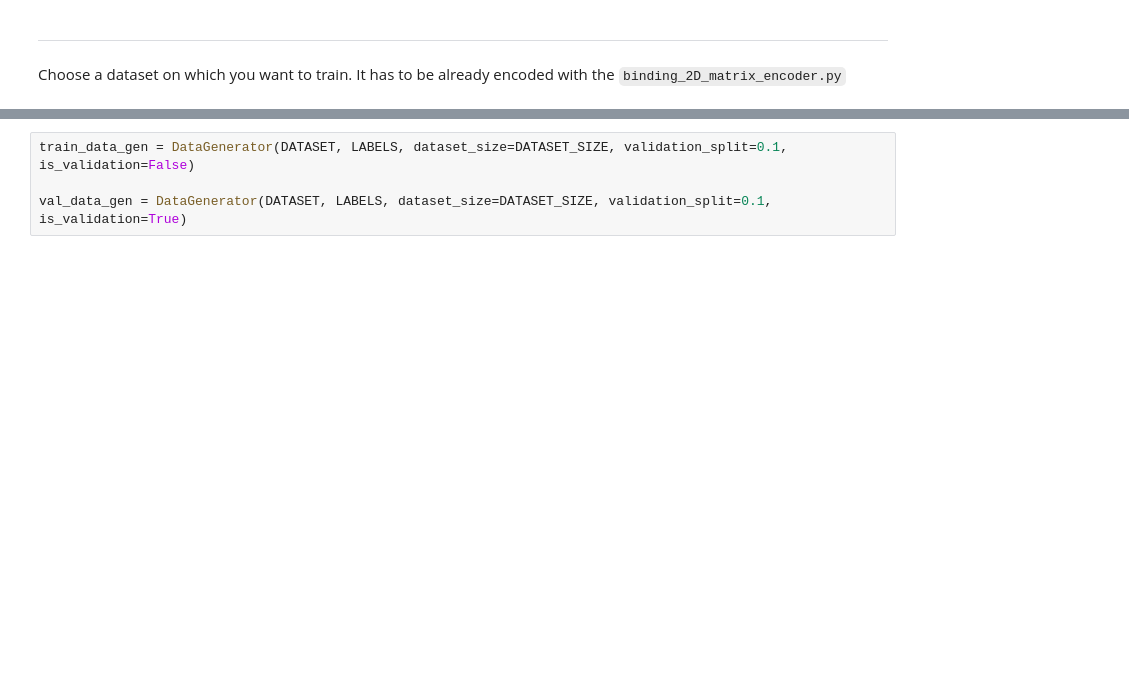
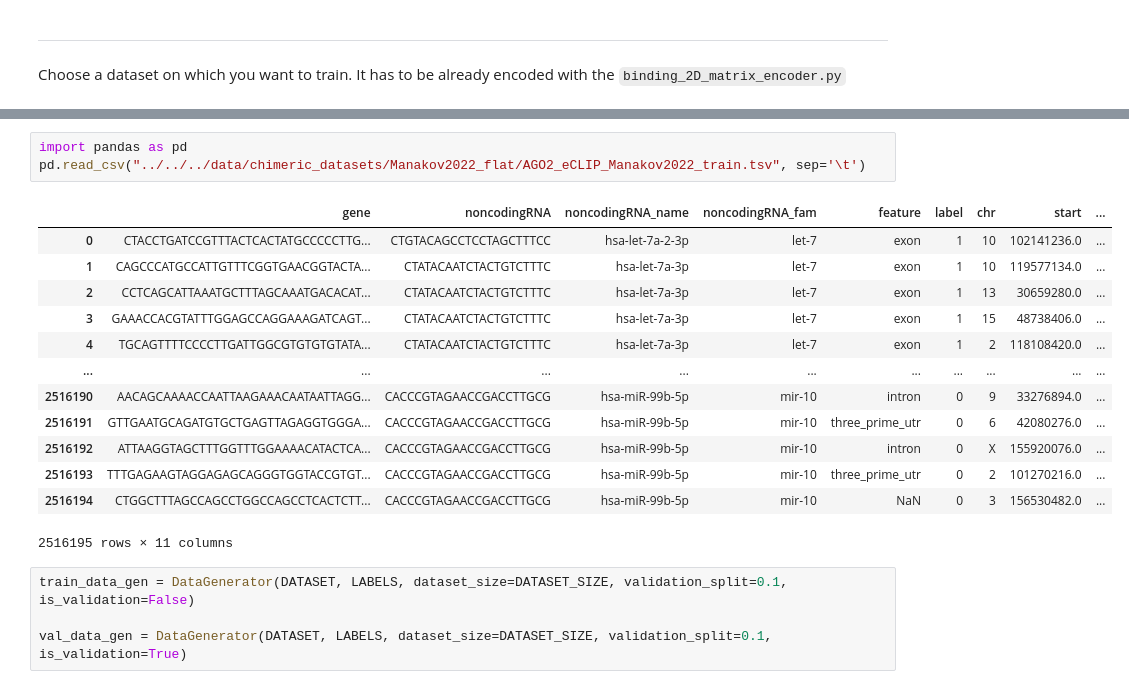
Before and after one commit to BioGeMT/miRBind_2.0, a Jupyter notebook: analysis/miRBind_CNN_retraining_optimized/hyperparam_optimization/Hyperparam_optimization.ipynb, the cells around one changed output, grey strips where cells are left out. Cells and saved outputs as stored; diff of their text form; blank space fills up the shorter version.

```diff
--- a/analysis/miRBind_CNN_retraining_optimized/hyperparam_optimization/Hyperparam_optimization.ipynb
+++ b/analysis/miRBind_CNN_retraining_optimized/hyperparam_optimization/Hyperparam_optimization.ipynb
@@ -101,3 +108,20 @@ DATASET_SIZE = 2524246
+# %%
+import pandas as pd
+pd.read_csv("../../../data/chimeric_datasets/Manakov2022_flat/AGO2_eCLIP_Manakov2022_train.tsv", sep='\t')
+# %% [output]
+|  | gene | noncodingRNA | noncodingRNA_name | noncodingRNA_fam | feature | label | chr | start | ... |
+| 0 | CTACCTGATCCGTTTACTCACTATGCCCCCTTG... | CTGTACAGCCTCCTAGCTTTCC | hsa-let-7a-2-3p | let-7 | exon | 1 | 10 | 102141236.0 | ... |
+| 1 | CAGCCCATGCCATTGTTTCGGTGAACGGTACTA... | CTATACAATCTACTGTCTTTC | hsa-let-7a-3p | let-7 | exon | 1 | 10 | 119577134.0 | ... |
+| 2 | CCTCAGCATTAAATGCTTTAGCAAATGACACAT... | CTATACAATCTACTGTCTTTC | hsa-let-7a-3p | let-7 | exon | 1 | 13 | 30659280.0 | ... |
+| 3 | GAAACCACGTATTTGGAGCCAGGAAAGATCAGT... | CTATACAATCTACTGTCTTTC | hsa-let-7a-3p | let-7 | exon | 1 | 15 | 48738406.0 | ... |
+| 4 | TGCAGTTTTCCCCTTGATTGGCGTGTGTGTATA... | CTATACAATCTACTGTCTTTC | hsa-let-7a-3p | let-7 | exon | 1 | 2 | 118108420.0 | ... |
+| ... | ... | ... | ... | ... | ... | ... | ... | ... | ... |
+| 2516190 | AACAGCAAAACCAATTAAGAAACAATAATTAGG... | CACCCGTAGAACCGACCTTGCG | hsa-miR-99b-5p | mir-10 | intron | 0 | 9 | 33276894.0 | ... |
+| 2516191 | GTTGAATGCAGATGTGCTGAGTTAGAGGTGGGA... | CACCCGTAGAACCGACCTTGCG | hsa-miR-99b-5p | mir-10 | three_prime_utr | 0 | 6 | 42080276.0 | ... |
+| 2516192 | ATTAAGGTAGCTTTGGTTTGGAAAACATACTCA... | CACCCGTAGAACCGACCTTGCG | hsa-miR-99b-5p | mir-10 | intron | 0 | X | 155920076.0 | ... |
+| 2516193 | TTTGAGAAGTAGGAGAGCAGGGTGGTACCGTGT... | CACCCGTAGAACCGACCTTGCG | hsa-miR-99b-5p | mir-10 | three_prime_utr | 0 | 2 | 101270216.0 | ... |
+| 2516194 | CTGGCTTTAGCCAGCCTGGCCAGCCTCACTCTT... | CACCCGTAGAACCGACCTTGCG | hsa-miR-99b-5p | mir-10 | NaN | 0 | 3 | 156530482.0 | ... |
+2516195 rows × 11 columns
 # %%
 train_data_gen = DataGenerator(DATASET, LABELS, dataset_size=DATASET_SIZE, validation_split=0.1, is_validation=False)
 
```
Also changed, not shown: parts of 4 cells of this notebook, 5 other files.
